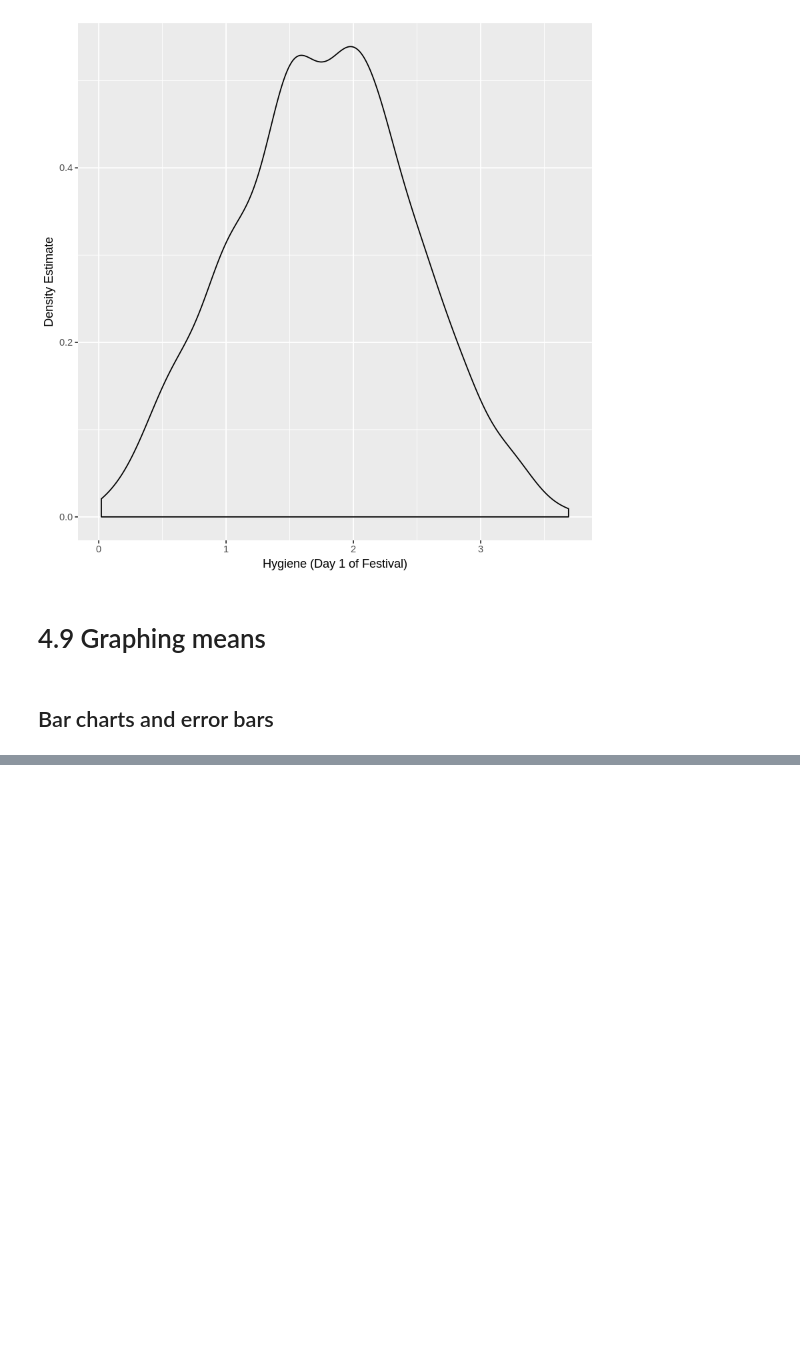
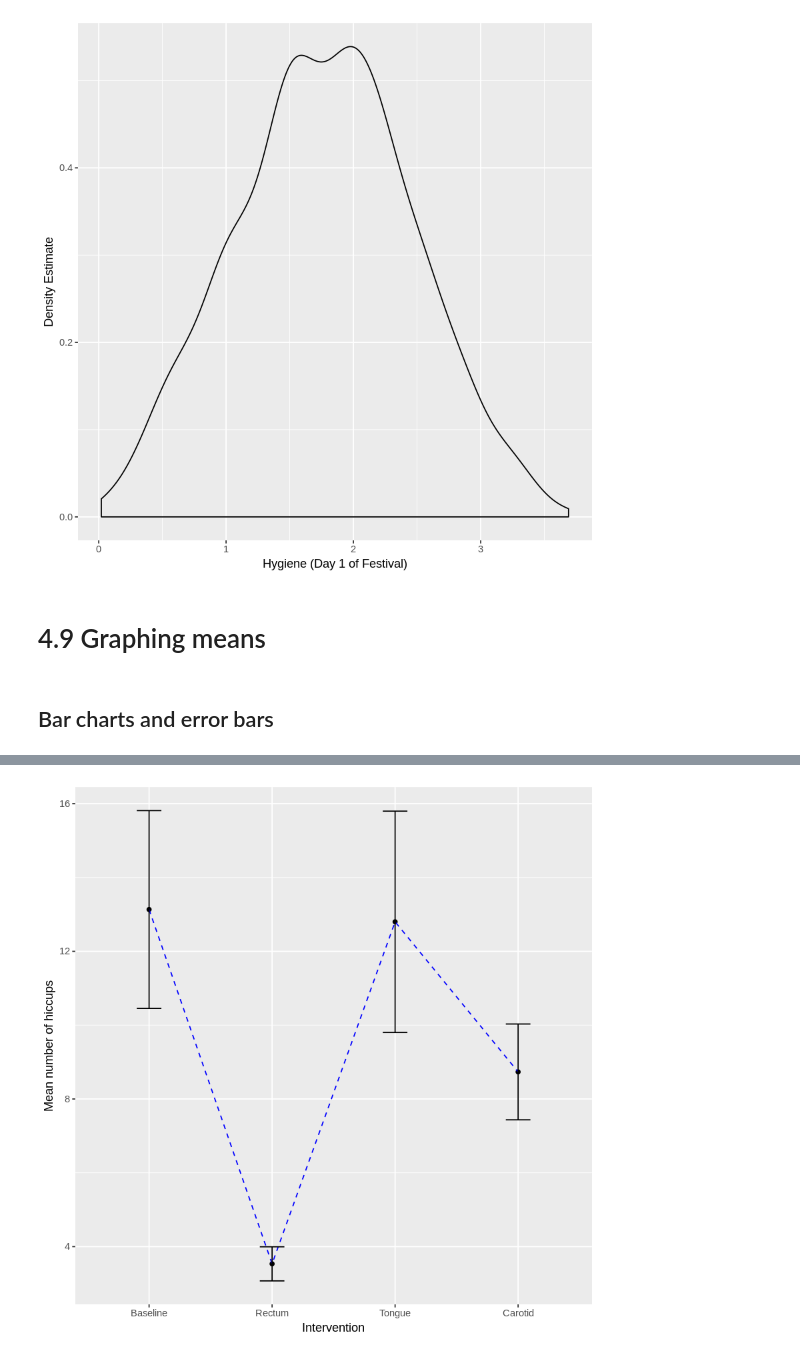
Before and after one commit to dknguyengit/fieldstats, a Jupyter notebook: 4.ipynb, the cells around one changed output, grey strips where cells are left out. Saved outputs shown, nothing was run; the diff lists cells and outputs as text; code cells hidden in the pictures; blank space fills up the shorter version.

```diff
--- a/4.ipynb
+++ b/4.ipynb
@@ -111,0 +146,7 @@ density + geom_density() + labs(x='Hygiene (Day 1 of Festival)', y='Density Esti
+# %%
+line + stat_summary(fun.y=mean, geom='point') +
+stat_summary(fun.y=mean, geom='line', aes(group=1), color='Blue', linetype='dashed') +
+stat_summary(fun.data=mean_cl_normal, geom='errorbar', width=0.2) +
+labs(x='Intervention', y='Mean number of hiccups')
+# %% [output]
+[figure, added]
```
Also changed, not shown: parts of 14 cells of this notebook.
